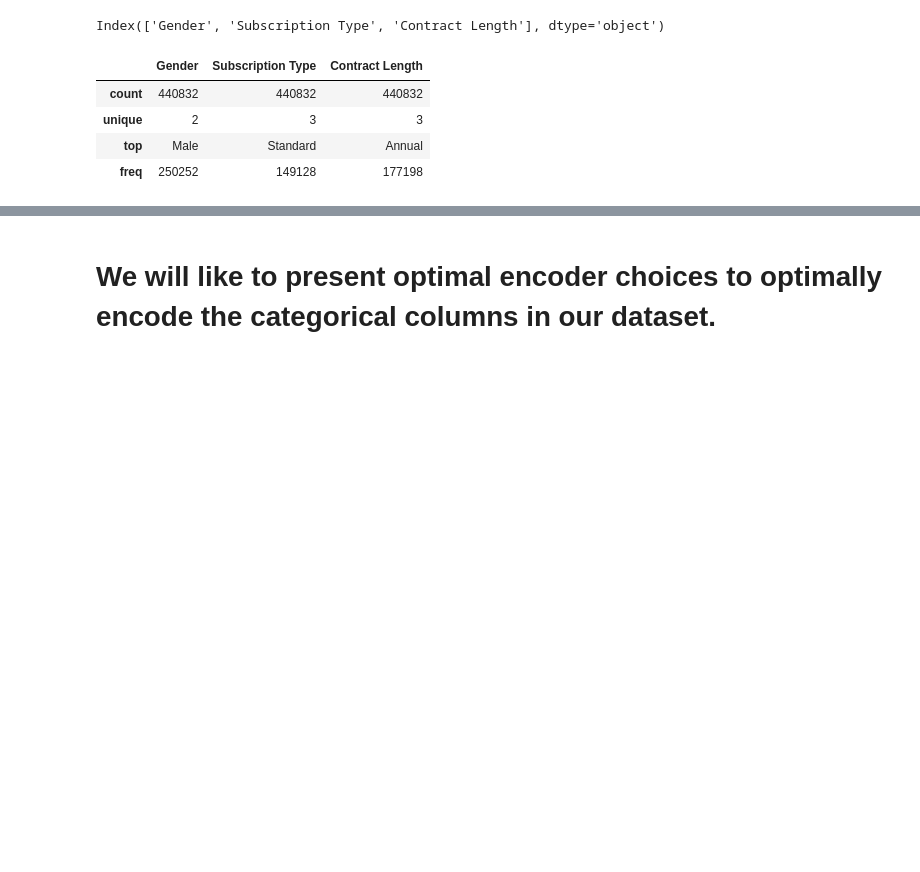
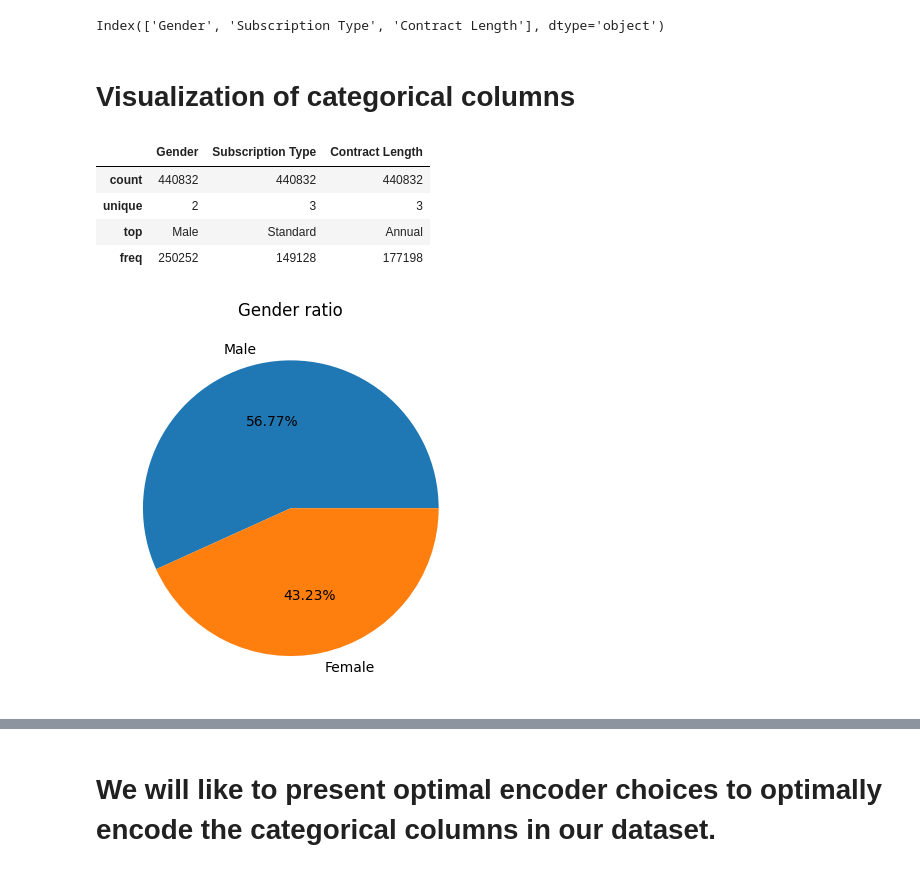
Before and after one commit to SyedMuhammadAunAbbas/Customer_Churn_Project, a Jupyter notebook: Root.ipynb, the cells around one changed output, grey strips where cells are left out. Saved outputs shown, nothing was run; the diff lists cells and outputs as text; code cells hidden in the pictures; blank space fills up the shorter version.

```diff
--- a/Root.ipynb
+++ b/Root.ipynb
@@ -156,6 +171,8 @@ categorical_cols= df.select_dtypes(include='object').columns
 categorical_cols
 # %% [output]
 Index(['Gender', 'Subscription Type', 'Contract Length'], dtype='object')
+# %% [markdown]
+# Visualization of categorical columns
 # %%
 df[categorical_cols].describe()
 # %% [output]
@@ -164,3 +181,10 @@ df[categorical_cols].describe()
 | unique | 2 | 3 | 3 |
 | top | Male | Standard | Annual |
 | freq | 250252 | 149128 | 177198 |
+# %%
+#Gender ratios in data
+plt.pie(df['Gender'].value_counts(),labels=df['Gender'].value_counts().index, autopct='%1.2f%%')
+plt.title('Gender ratio')
+plt.show()
+# %% [output]
+[figure, added]
```
Also changed, not shown: parts of 28 cells of this notebook.
